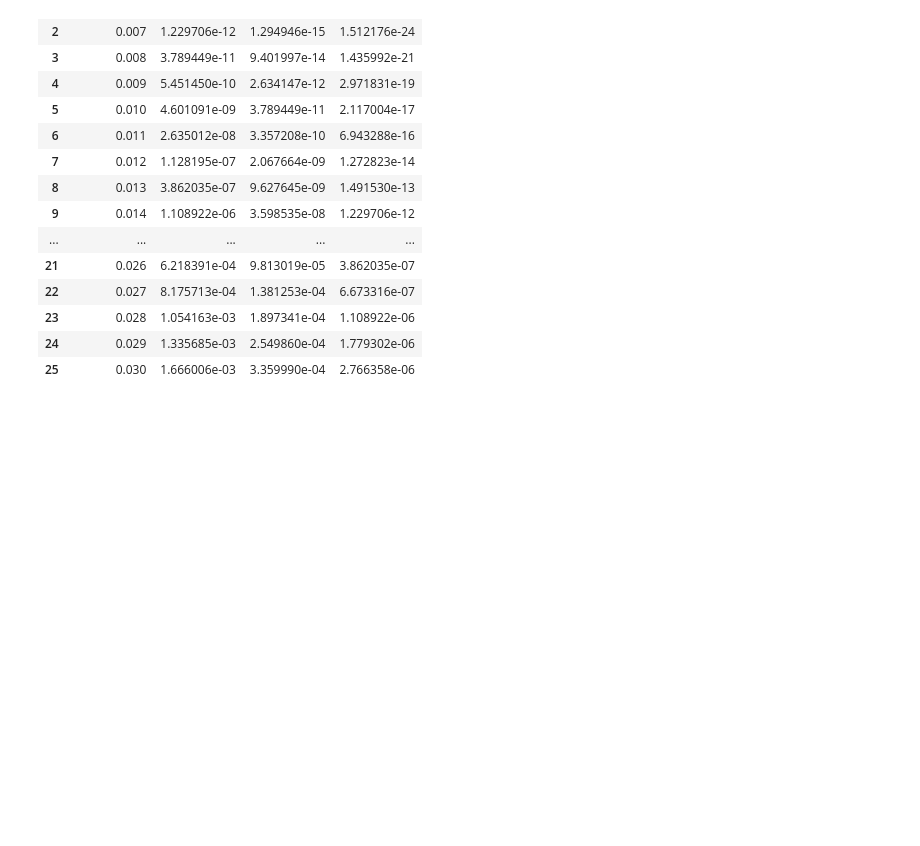
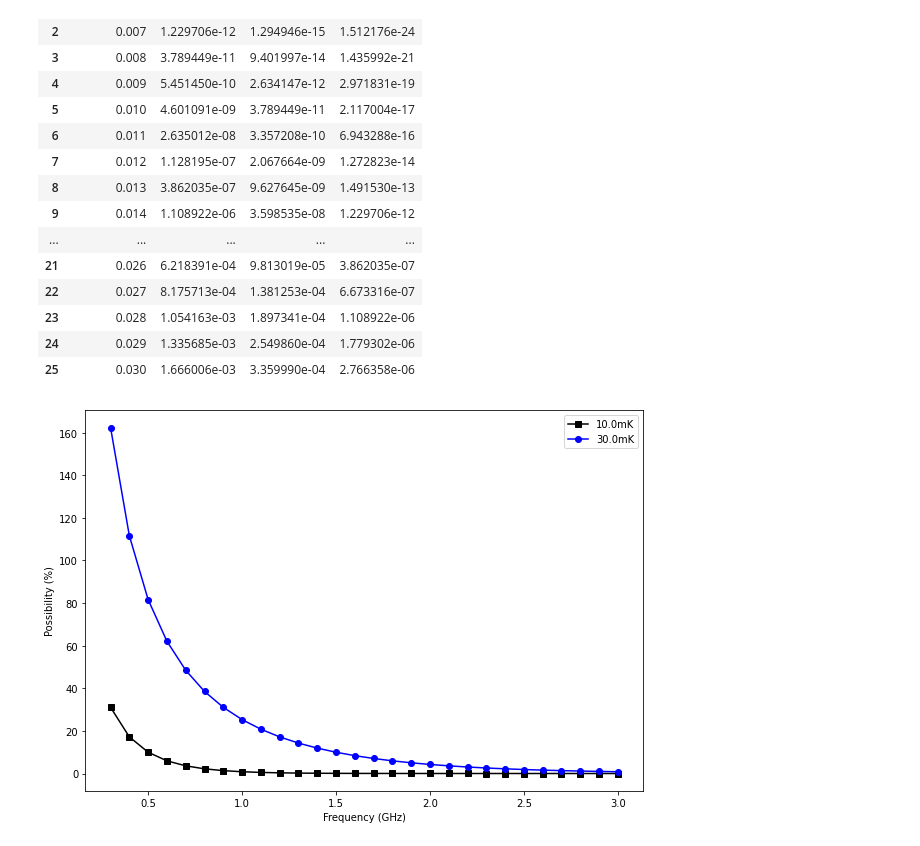
Before and after one commit to hoolheart/scout, a Jupyter notebook: notebooks/02-quantum-computing/01-temperature.ipynb, the cells around one changed output. Saved outputs shown, nothing was run; the diff lists cells and outputs as text; code cells hidden in the pictures; blank space fills up the shorter version.

```diff
--- a/notebooks/02-quantum-computing/01-temperature.ipynb
+++ b/notebooks/02-quantum-computing/01-temperature.ipynb
@@ -249,3 +249,25 @@ rst
 | 23 | 0.028 | 1.054163e-03 | 1.897341e-04 | 1.108922e-06 |
 | 24 | 0.029 | 1.335685e-03 | 2.549860e-04 | 1.779302e-06 |
 | 25 | 0.030 | 1.666006e-03 | 3.359990e-04 | 2.766358e-06 |
+# %%
+def draw_possibility_vs_frequencies_on_temperatures(
+        temperatures: Iterable[Tuple[float, str]]
+) -> [pd.DataFrame, Figure]:
+    frequences = np.linspace(0.3e9, 3e9, 28, True)
+    rst = pd.DataFrame()
+    rst['frequences'] = frequences
+    fig = plt.figure(figsize=(10, 7))
+    plt.xlabel('Frequency (GHz)')
+    plt.ylabel('Possibility (%)')
+    for T, style in temperatures:
+        possibilities = possibility_thermal_excitation(frequences, T)
+        label = f'{T * 1e3}mK'
+        plt.plot(frequences * 1e-9, possibilities * 100.0, style, label=label)
+        rst[label] = possibilities
+    plt.legend()
+    return rst, fig
+# %%
+rst, _ = draw_possibility_vs_frequencies_on_temperatures([(10e-3, 'k-s'), (30e-3, 'b-o')])
+plt.show()
+# %% [output]
+[figure, added]
```
Also changed, not shown: parts of 5 cells of this notebook.
